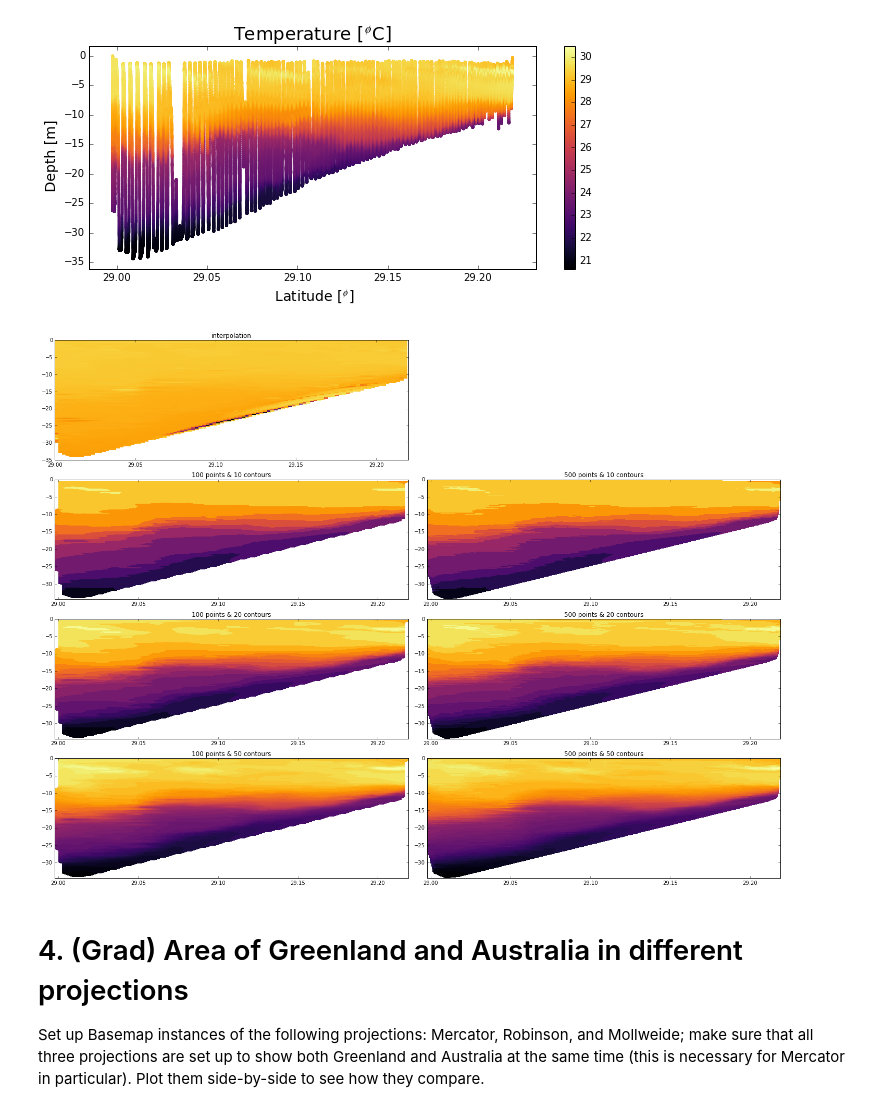
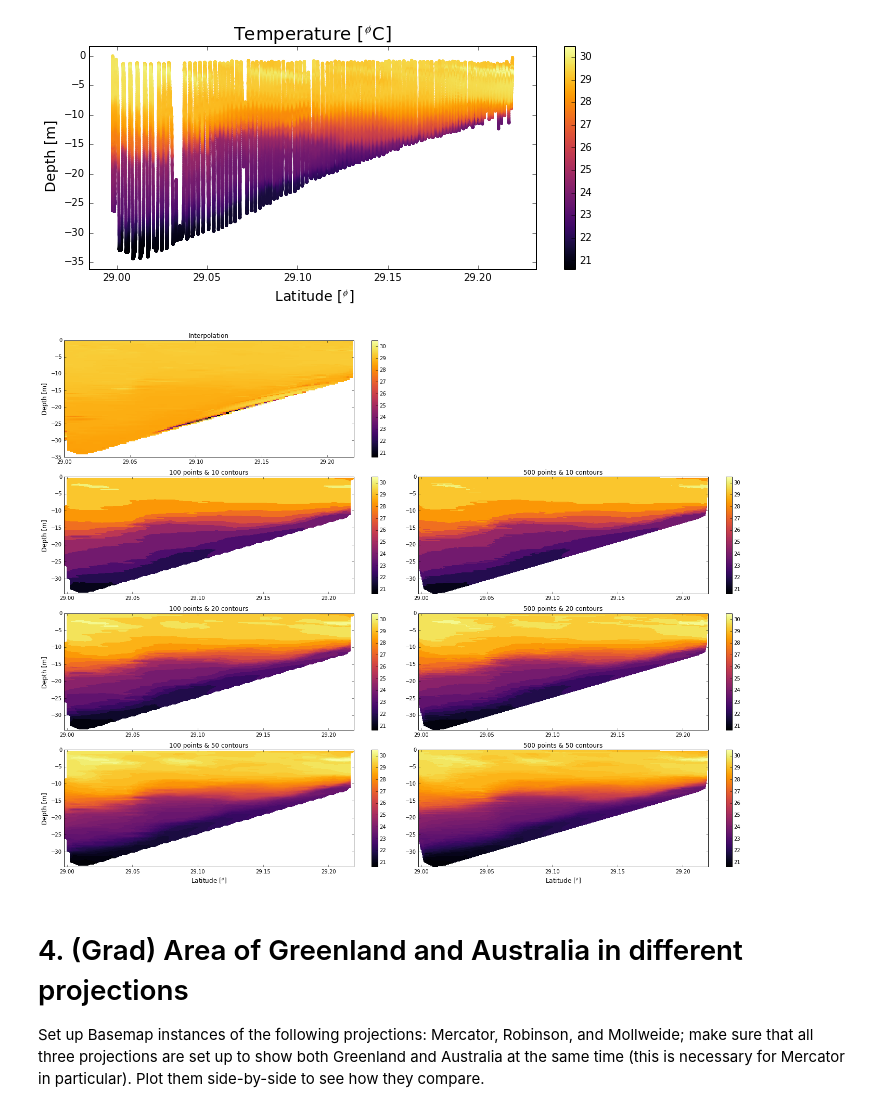
Before and after one commit to lafarris/python4geosciences-hw, a Jupyter notebook: hw05.ipynb, the cells around one changed output. Drawn from its saved outputs; the diff is of its cells as text; code cells hidden in the pictures.

```diff
--- a/hw05.ipynb
+++ b/hw05.ipynb
@@ -182,5 +190,5 @@ vor.regions
 # %%
-# regions = []
+def area
 
 for i in range(len(vor.regions)):
     region = vor.regions[i]
@@ -241,7 +249,9 @@ ax1 = fig.add_subplot(421)
 ax1.pcolormesh(xgrid, ygrid, zgrid, cmap='inferno')
 # ax1.set_ylim(-4,38)
 ax1.set_xlim(29,29.22)
-ax1.set_title('interpolation')
+ax1.set_title('Interpolation')
+ax1.set_ylabel('Depth [m]',fontsize=12)
+cbar = plt.colorbar(plot)
 
 
 # definfing 100 pts
@@ -252,50 +262,49 @@ zgrid = interp(xgrid, ygrid)
 # 10 contours and 100 points
 ax2 = fig.add_subplot(423)
 ax2.contourf(xgrid,ygrid,zgrid,10,cmap = 'inferno')
-# ax2.set_ylim(,)
-# ax2.set_xlim(,)
 ax2.set_title('100 points & 10 contours')
+ax2.set_ylabel('Depth [m]',fontsize=12)
+cbar = plt.colorbar(plot)
 
 # 20 contours and 100 points
 ax3 = fig.add_subplot(425)
 ax3.contourf(xgrid,ygrid,zgrid,20,cmap = 'inferno')
-# ax3.set_ylim(,)
-# ax3.set_xlim(,)
 ax3.set_title('100 points & 20 contours')
+ax3.set_ylabel('Depth [m]',fontsize=12)
+cbar = plt.colorbar(plot)
 
 # 50 contours and 100 points
 ax4 = fig.add_subplot(427)
 ax4.contourf(xgrid,ygrid,zgrid,50,cmap = 'inferno')
-# ax4.set_ylim(,)
-# ax4.set_xlim(,)
 ax4.set_title('100 points & 50 contours')
+ax4.set_xlabel('Latitude [$^\o$]',fontsize=12)
+ax4.set_ylabel('Depth [m]',fontsize=12)
+cbar = plt.colorbar(plot)
 
 # definfing 500 pts
 ygrid, xgrid = np.mgrid[min(dep):max(dep):500j, min(lat):max(lat):500j]
 interp = interpolate.LinearNDInterpolator(tri, temp)
 zgrid = interp(xgrid, ygrid)
 
 # 10 contours and 500 points
 ax2 = fig.add_subplot(424)
 ax2.contourf(xgrid,ygrid,zgrid,10,cmap = 'inferno')
-# ax2.set_ylim(,)
-# ax2.set_xlim(,)
 ax2.set_title('500 points & 10 contours')
+cbar = plt.colorbar(plot)
 
 # 20 contours and 500 points
 ax3 = fig.add_subplot(426)
 ax3.contourf(xgrid,ygrid,zgrid,20,cmap = 'inferno')
-# ax3.set_ylim(,)
-# ax3.set_xlim(,)
 ax3.set_title('500 points & 20 contours')
+cbar = plt.colorbar(plot)
 
 # 50 contours and 500 points
 ax4 = fig.add_subplot(428)
 ax4.contourf(xgrid,ygrid,zgrid,50,cmap = 'inferno')
-# ax4.set_ylim(,)
-# ax4.set_xlim(,)
 ax4.set_title('500 points & 50 contours')
+ax4.set_xlabel('Latitude [$^\o$]',fontsize=12)
+cbar = plt.colorbar(plot)
 
 fig.tight_layout()
 # %% [output]
-[figure, old version]
+[figure, new version]
```
Also changed, not shown: parts of 16 cells of this notebook.
